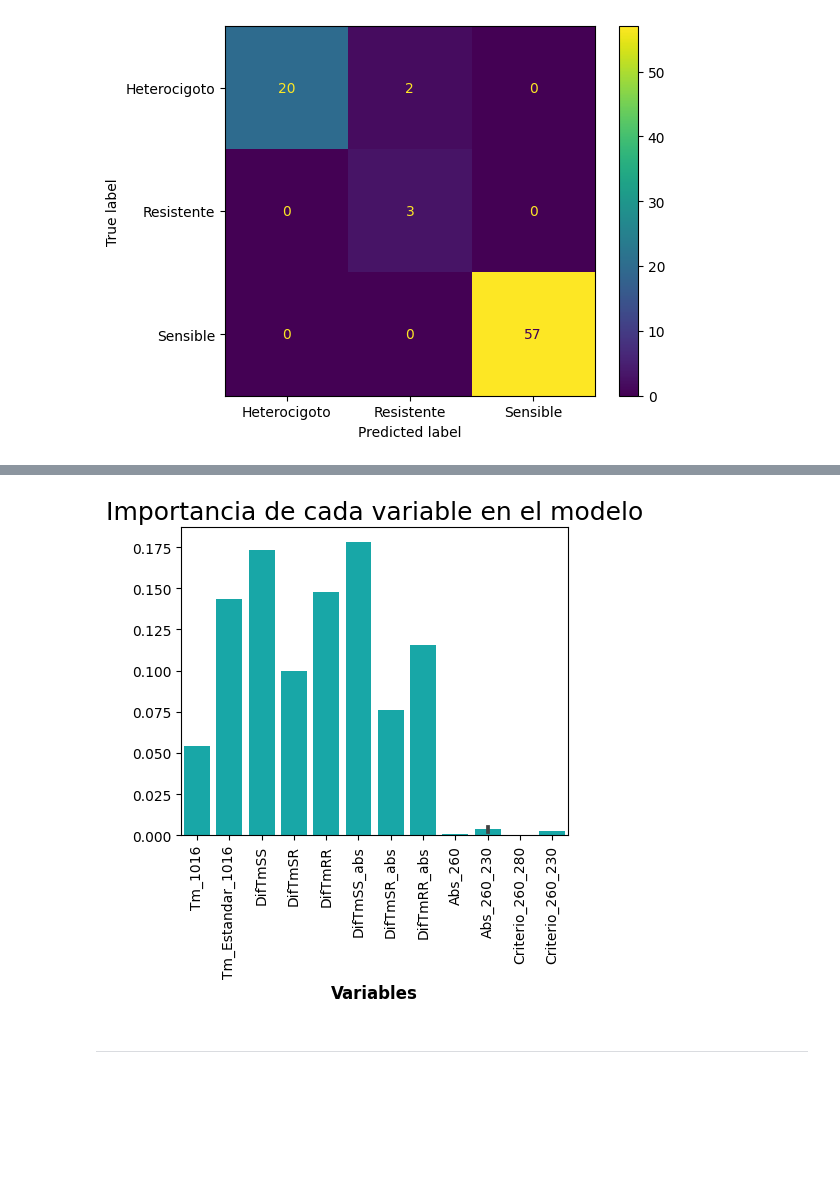
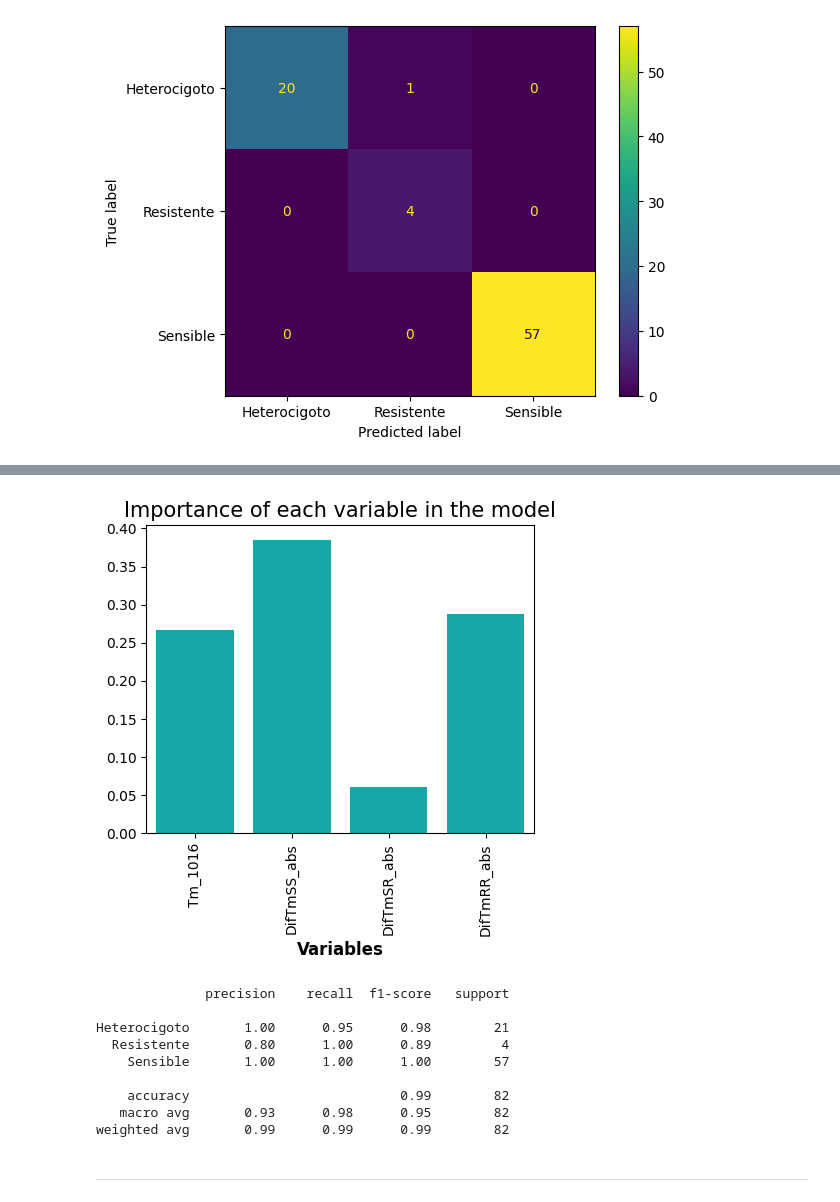
Before and after one commit to gonzalohdominguez/ML-KDR-Genotyping, a Jupyter notebook: 1016_model.ipynb, the cells around one changed output, grey strips where cells are left out. Saved outputs shown, nothing was run; the diff lists cells and outputs as text; code cells hidden in the pictures; blank space fills up the shorter version.

```diff
--- a/1016_model.ipynb
+++ b/1016_model.ipynb
@@ -86,5 +170,6 @@ base_test
 # %%
-# X = datos[['Tm_1016', 'Tm_Estandar_1016', 'Resul1016', 'Resul1016_abs', 'DifTmSS', 'DifTmR', 'DifTmH', 'DifTmSS_abs', 'DifTmR_abs', 'DifTmH_abs']]
-X = datos[['Tm_1016', 'Tm_Estandar_1016', 'DifTmSS', 'DifTmSR', 'DifTmRR', 'DifTmSS_abs', 'DifTmSR_abs', 'DifTmRR_abs', 'Abs_260', 'Abs_260_230', 'Abs_260_230', 'Criterio_260_280', 'Criterio_260_230']]
-# X = datos[['Tm_1016', 'Resul1016', 'Resul1016_abs']]
-y = datos['Genotipo_1016'] # Nos quedamos sólo con el target
+X_train = datos[['id_muestra', 'Tm_1016', 'DifTmSS_abs', 'DifTmSR_abs', 'DifTmRR_abs']]
+y_train = datos['Genotipo_1016'] # Nos quedamos sólo con el target
+# %%
+X_test = base_test[['id_muestra', 'Tm_1016', 'DifTmSS_abs', 'DifTmSR_abs', 'DifTmRR_abs']]
+y_test = base_test['Genotipo_1016'] # Nos quedamos sólo con el target
@@ -171,4 +228,0 @@ best_dtree = dtree.fit(X_train_resampled,y_train_resampled)
-# %%
-# X_test = base_test[['Tm_1016', 'Tm_Estandar_1016', 'Resul1016', 'Resul1016_abs', 'DifTmSS', 'DifTmR', 'DifTmH', 'DifTmSS_abs', 'DifTmR_abs', 'DifTmH_abs']]
-X_test = base_test[['Tm_1016', 'Tm_Estandar_1016', 'DifTmSS', 'DifTmSR', 'DifTmRR', 'DifTmSS_abs', 'DifTmSR_abs', 'DifTmRR_abs', 'Abs_260', 'Abs_260_230', 'Abs_260_230', 'Criterio_260_280', 'Criterio_260_230']]
-# X_test = base_test[['Tm_1016', 'Resul1016', 'Resul1016_abs']]
@@ -348,26 +421,8 @@ from sklearn.ensemble import RandomForestClassifier
 # Inicializar el clasificador de bosque aleatorio
 clf = RandomForestClassifier(n_estimators=150, random_state=42)
 
-# # Optimizacion de parametros
-# from sklearn.model_selection import GridSearchCV
-
-# # Definir los hiperparámetros y sus posibles valores
-# param_grid = {
-#     'n_estimators': [10,25,50],
-#     'max_depth' : [5,10,15],
-#     'criterion' : ['mse', 'mae', 'gini', 'entropy', 'log_loss'],
-#     'min_samples_split': [2,4,6],
-#     'min_samples_leaf': [1,2,4],
-# }
-
-# # Crear el objeto GridSearchCV
-# grid_search_random = GridSearchCV(estimator=clf, param_grid=param_grid, cv=5, scoring='accuracy')
-
-# Ajustar el modelo con GridSearchCV
-clf.fit(X_train_resampled, y_train_resampled)
-
-# # Obtener el modelo con el mejor rendimiento
-# best_model_random = grid_search_random.best_estimator_
+# Ajustar el modelo
+clf.fit(X_train.drop(columns=['id_muestra']), y_train)
 # %% [output]
 RandomForestClassifier(n_estimators=150, random_state=42)
 # %%
@@ -494,13 +558,25 @@ print(confusion_matrix(y_test, y_pred))
 # %%
 imp_variables = clf.feature_importances_
 
 plt.figure(figsize=(5, 4))
-sns.barplot(x=X_train_resampled.columns, y=imp_variables, color="c")
+sns.barplot(x=X_test.drop(columns=['id_muestra']).columns, y=imp_variables, color="c")
 plt.xlabel("Variables", fontweight="black", fontsize=12)
-plt.title("Importancia de cada variable en el modelo", fontsize=18, color="black")
+plt.title("Importance of each variable in the model", fontsize=15, color="black")
 plt.xticks(rotation=90, size=10)
 plt.show()
 # %% [output]
-[figure, old version]
+[figure, new version]
+# %%
+print(classification_report(y_test,y_pred))
+# %% [output]
+              precision    recall  f1-score   support
+
+Heterocigoto       1.00      0.95      0.98        21
+  Resistente       0.80      1.00      0.89         4
+    Sensible       1.00      1.00      1.00        57
+
+    accuracy                           0.99        82
+   macro avg       0.93      0.98      0.95        82
+weighted avg       0.99      0.99      0.99        82
 # %% [markdown]
 ---
```
Also changed, not shown: parts of 61 cells of this notebook, 1 other file.
